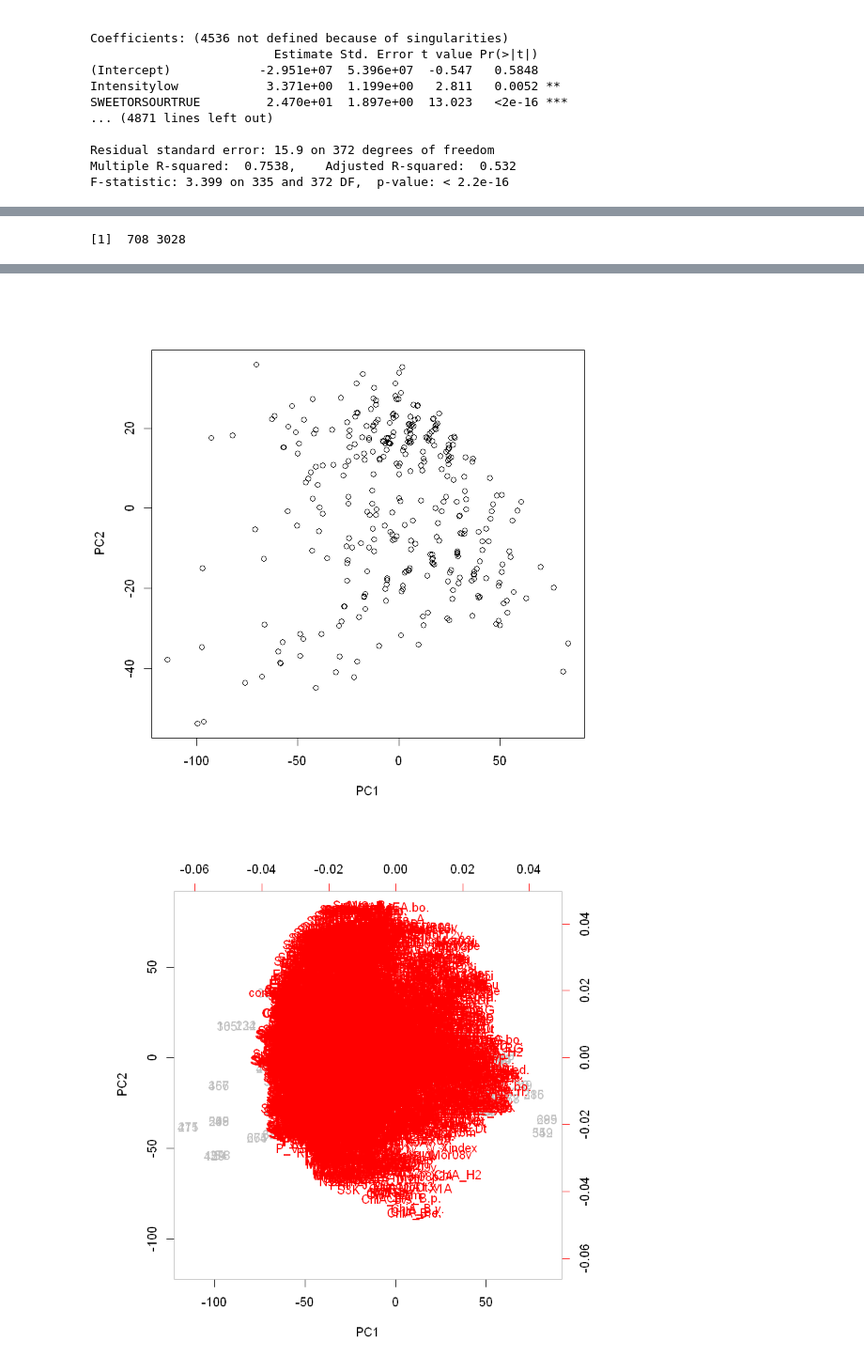
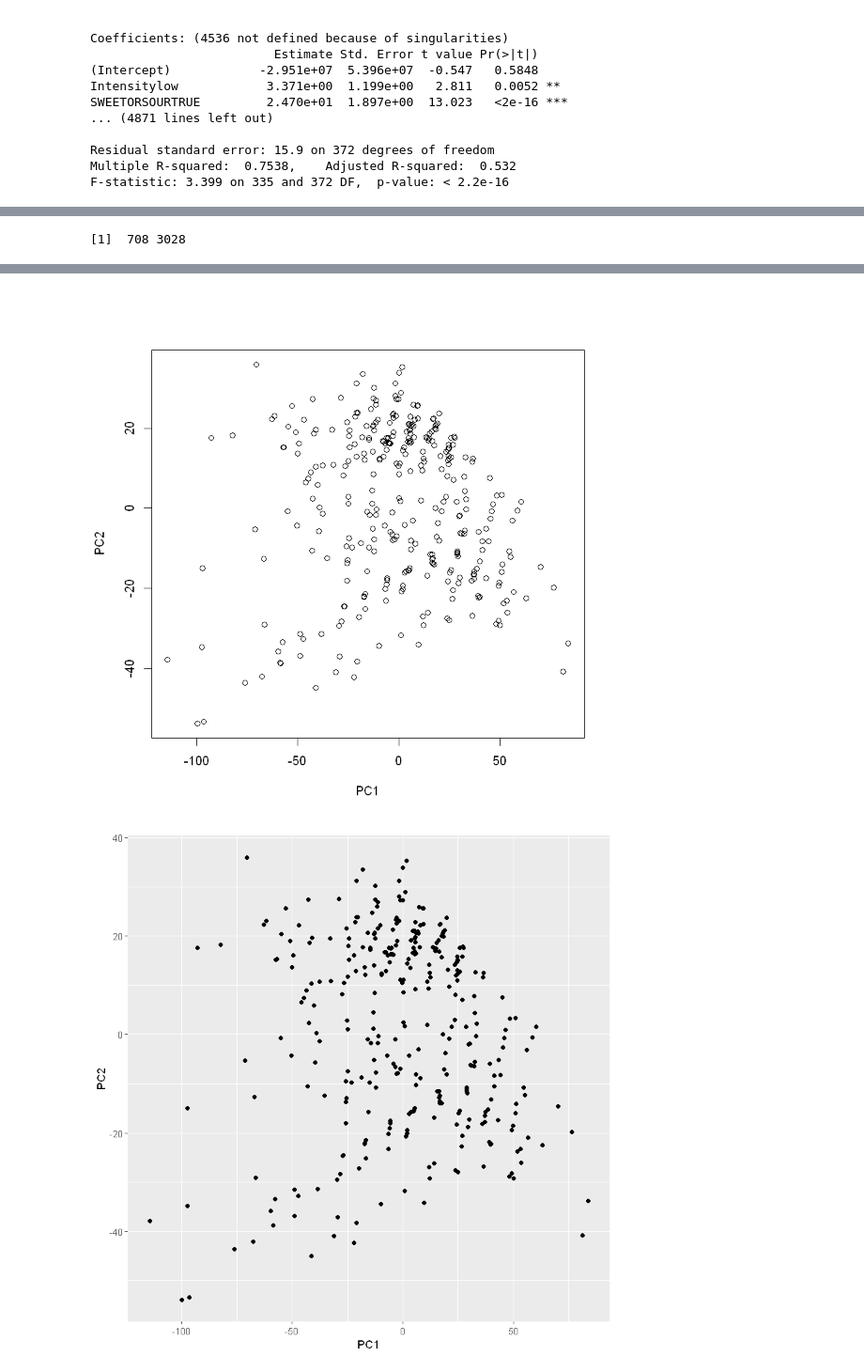
Before and after one commit to ghaeflig/Miniproject-Bio-322, a Jupyter notebook: src/Exploration.ipynb, the cells around one changed output, grey strips where cells are left out. Shown at 94% size. Cells and saved outputs as stored; diff of their text form; code cells hidden in the pictures.

Commit message:
data centered for nn, and tidy data separation

```diff
--- a/src/Exploration.ipynb
+++ b/src/Exploration.ipynb
@@ -206,6 +214,8 @@ dim(datax)
 pca <- prcomp(datax, scale = T)
 #Avec scale = T, ne compile pas, j'ai essayé d'arranger le truc en enlevant les colonnes de variance 0 mais ne compile pas non plus
 plot(pca$x[,1:2])
+library(ggplot2)
+ggplot(data.frame(pca$x),aes( x=PC1,y=PC2))+geom_point()
 #biplot(pca, col = c('gray', 'red'), scale = 0)
 #biplot fait bcp de warning et très long à compiler, j'ai stop avant d'avoir vu output et je pense qu'on verrai rien
 
@@ -218,2 +226,2 @@ Warning message in arrows(0, 0, y[, 1L] * 0.8, y[, 2L] * 0.8, col = col[2L], len
 [figure]
-[figure, old version]
+[figure, new version]
```
Also changed, not shown: parts of 4 cells of this notebook, 2 other files.
